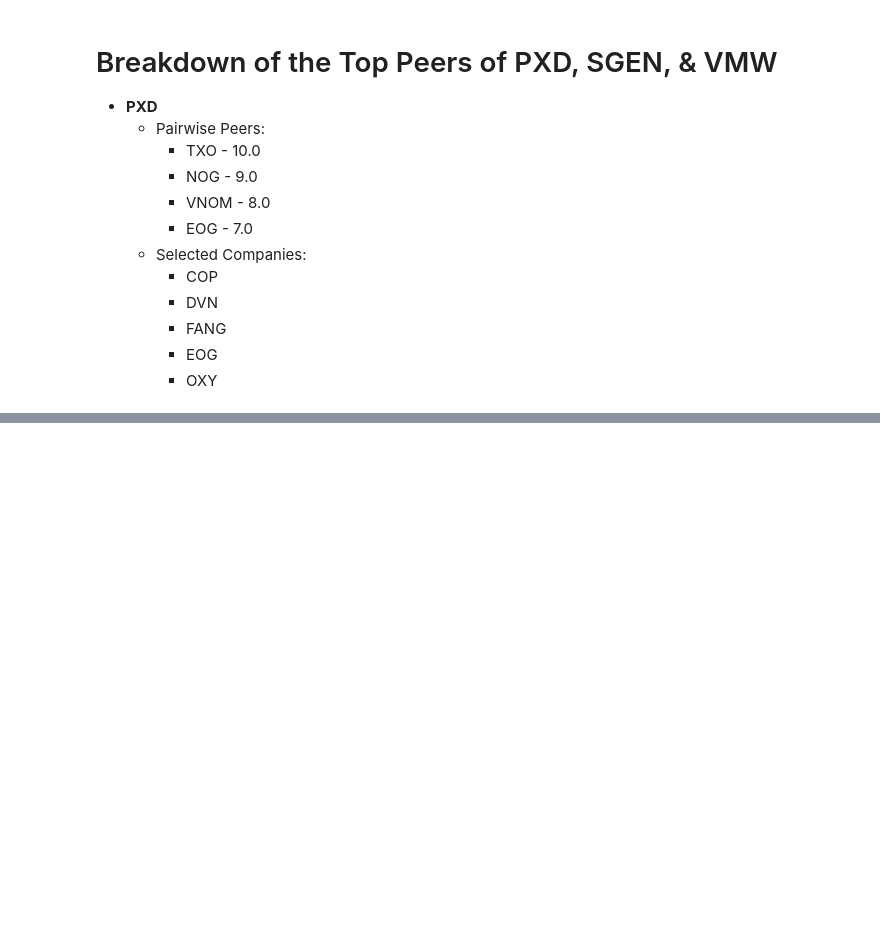
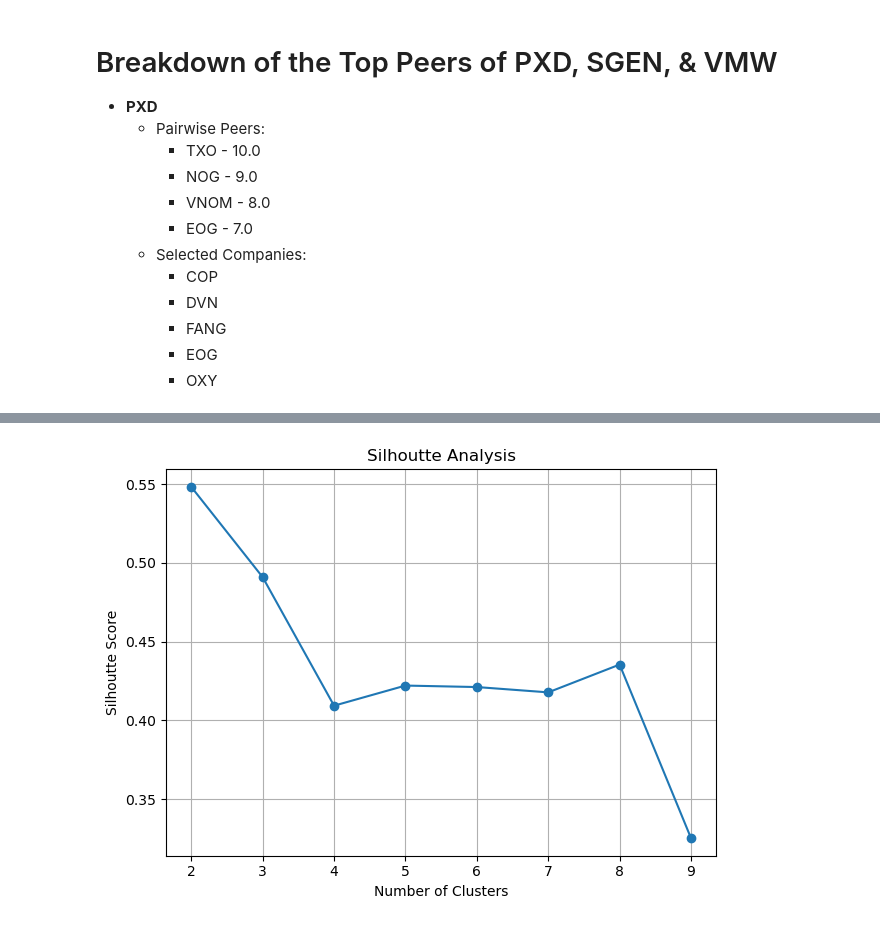
Before and after one commit to Ethan964/Textual_Analysis, a Jupyter notebook: tnic.ipynb, the cells around one changed output, grey strips where cells are left out. Saved outputs shown, nothing was run; the diff lists cells and outputs as text; code cells hidden in the pictures; blank space fills up the shorter version.

```diff
--- a/tnic.ipynb
+++ b/tnic.ipynb
@@ -269,0 +505,25 @@ top_n_peers[top_n_peers['firm_ticker'] == 'VMW']
+# %%
+
+# import necessary packages
+from sklearn.metrics import silhouette_score
+
+# create list for sil. scores per n_cluster
+sil_scores = []
+K_range = range(2,10)
+
+# loop through each number in K_range
+for k in K_range:
+    kmeans = KMeans(n_clusters=k, random_state=617)
+    labels = kmeans.fit_predict(X_scaled)
+    sil_scores.append(silhouette_score(X_scaled, labels))
+
+# plot
+plt.plot(K_range, sil_scores, marker='o')
+plt.xlabel('Number of Clusters')
+plt.ylabel('Silhoutte Score')
+plt.title('Silhoutte Analysis')
+plt.grid(True)
+plt.tight_layout()
+plt.show()
+# %% [output]
+[figure, added]
```
Also changed, not shown: parts of 12 cells of this notebook.
